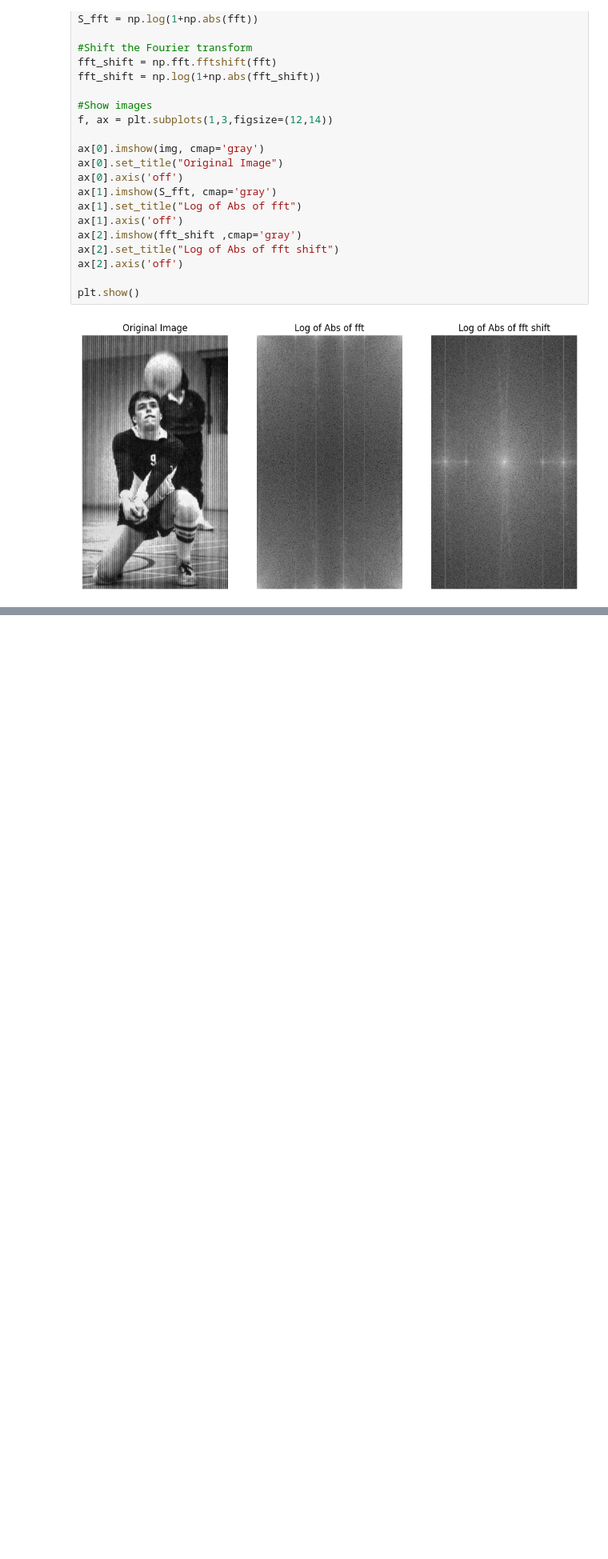
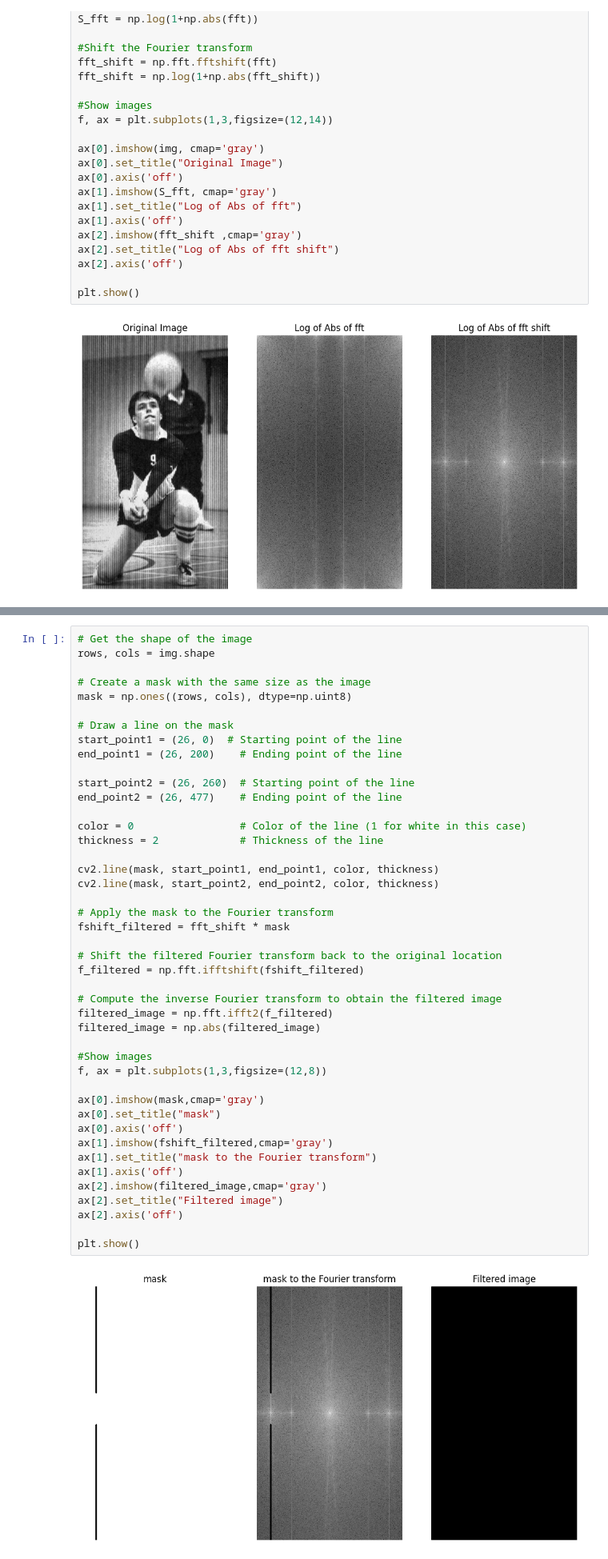
Before and after one commit to ZahraEk/Digital-Image-Proccesing, a Jupyter notebook: DIP_EXC3_Q3.ipynb, the cells around one changed output, grey strips where cells are left out. Shown at 80% size. Saved outputs shown, nothing was run; the diff lists cells and outputs as text; blank space fills up the shorter version.

```diff
--- a/DIP_EXC3_Q3.ipynb
+++ b/DIP_EXC3_Q3.ipynb
@@ -77,0 +39,46 @@ plt.show()
+# %%
+# Get the shape of the image
+rows, cols = img.shape
+
+# Create a mask with the same size as the image
+mask = np.ones((rows, cols), dtype=np.uint8)
+
+# Draw a line on the mask
+start_point1 = (26, 0)  # Starting point of the line
+end_point1 = (26, 200)    # Ending point of the line
+
+start_point2 = (26, 260)  # Starting point of the line
+end_point2 = (26, 477)    # Ending point of the line
+
+color = 0                 # Color of the line (1 for white in this case)
+thickness = 2             # Thickness of the line
+
+cv2.line(mask, start_point1, end_point1, color, thickness)
+cv2.line(mask, start_point2, end_point2, color, thickness)
+
+# Apply the mask to the Fourier transform
+fshift_filtered = fft_shift * mask
+
+# Shift the filtered Fourier transform back to the original location
+f_filtered = np.fft.ifftshift(fshift_filtered)
+
+# Compute the inverse Fourier transform to obtain the filtered image
+filtered_image = np.fft.ifft2(f_filtered)
+filtered_image = np.abs(filtered_image)
+
+#Show images
+f, ax = plt.subplots(1,3,figsize=(12,8))
+
+ax[0].imshow(mask,cmap='gray')
+ax[0].set_title("mask")
+ax[0].axis('off')
+ax[1].imshow(fshift_filtered,cmap='gray')
+ax[1].set_title("mask to the Fourier transform")
+ax[1].axis('off')
+ax[2].imshow(filtered_image,cmap='gray')
+ax[2].set_title("Filtered image")
+ax[2].axis('off')
+
+plt.show()
+# %% [output]
+[figure, added]
```
Also changed, not shown: parts of 1 cell of this notebook.
